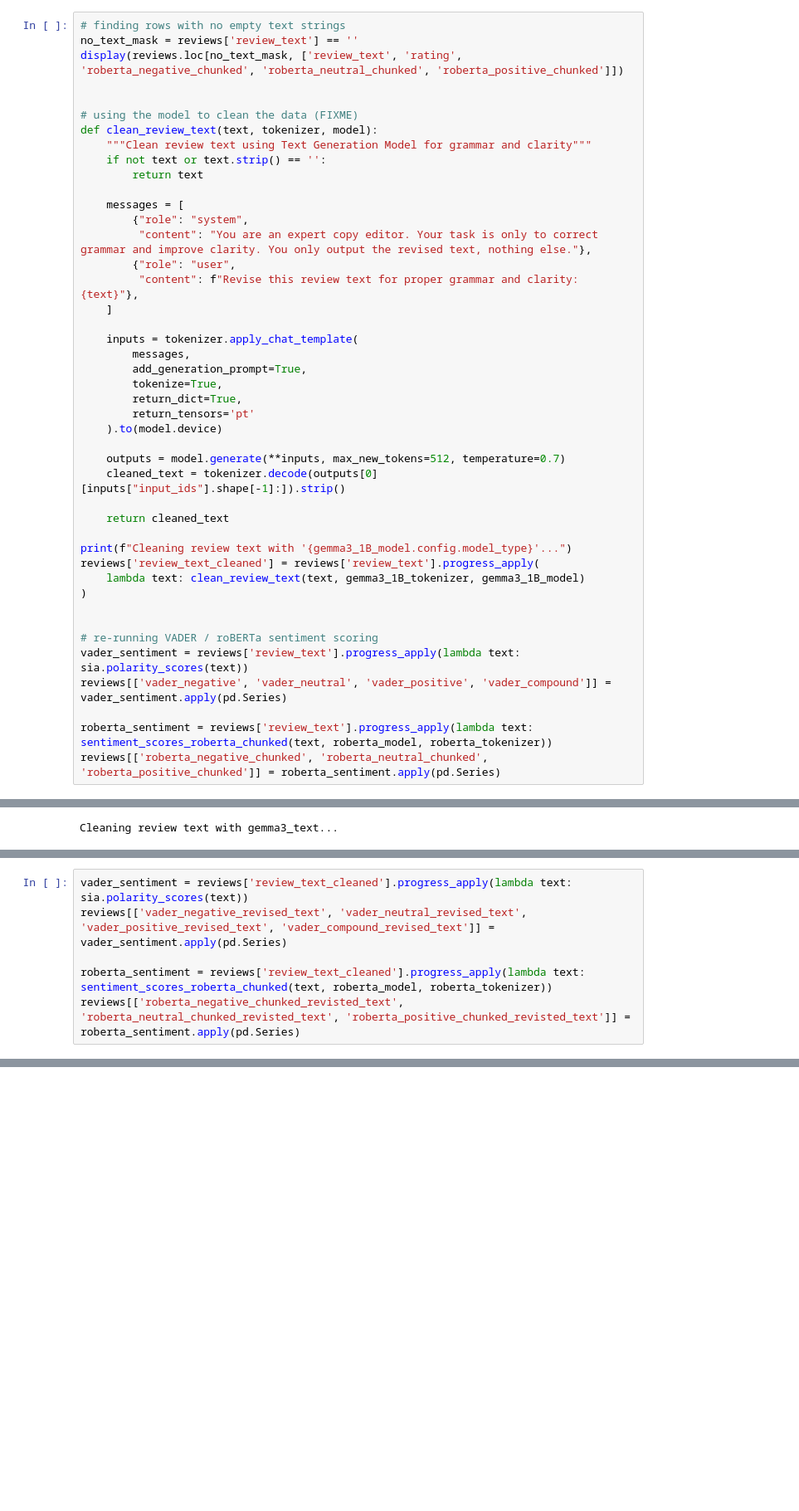
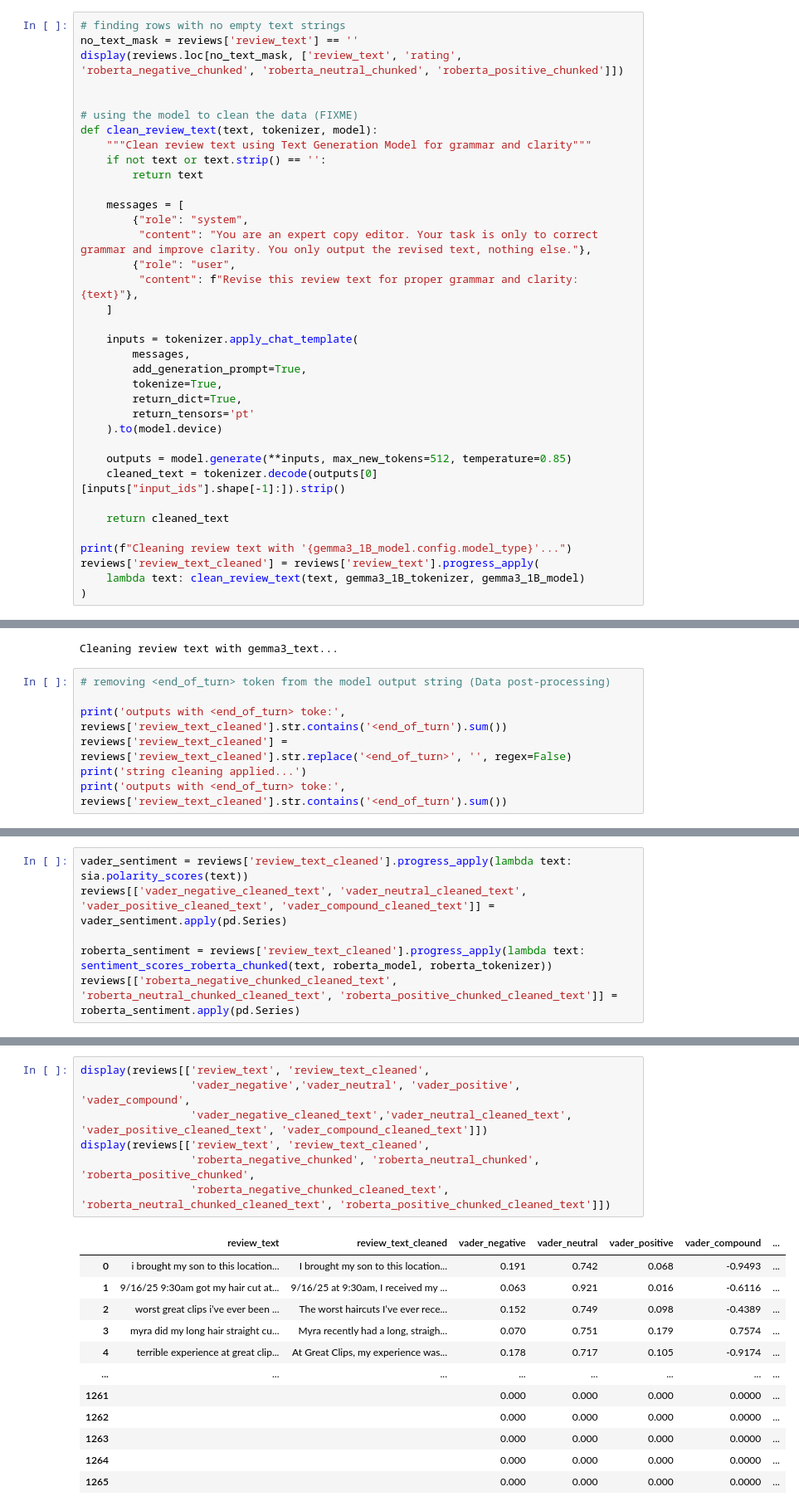
Before and after one commit to Austinedo/GC_sentiment_analysis, a Jupyter notebook: notebooks/sentiment_analysis.ipynb, the cells around one changed output, grey strips where cells are left out. Shown at 83% size. Drawn from its saved outputs; the diff is of its cells as text; blank space fills up the shorter version.

Commit message:
issue found in model output string with <end_of_token> padding, removed from output strings, and re-run sentiment scoring

```diff
--- a/notebooks/sentiment_analysis.ipynb
+++ b/notebooks/sentiment_analysis.ipynb
@@ -718,7 +719,7 @@ def clean_review_text(text, tokenizer, model):
         return_tensors='pt'
     ).to(model.device)
 
-    outputs = model.generate(**inputs, max_new_tokens=512, temperature=0.7)
+    outputs = model.generate(**inputs, max_new_tokens=512, temperature=0.85)
     cleaned_text = tokenizer.decode(outputs[0][inputs["input_ids"].shape[-1]:]).strip()
 
     return cleaned_text
@@ -727,14 +728,6 @@ print(f"Cleaning review text with '{gemma3_1B_model.config.model_type}'...")
 reviews['review_text_cleaned'] = reviews['review_text'].progress_apply(
     lambda text: clean_review_text(text, gemma3_1B_tokenizer, gemma3_1B_model)
 )
-
-
-# re-running VADER / roBERTa sentiment scoring
-vader_sentiment = reviews['review_text'].progress_apply(lambda text: sia.polarity_scores(text))
-reviews[['vader_negative', 'vader_neutral', 'vader_positive', 'vader_compound']] = vader_sentiment.apply(pd.Series)
-
-roberta_sentiment = reviews['review_text'].progress_apply(lambda text: sentiment_scores_roberta_chunked(text, roberta_model, roberta_tokenizer))
-reviews[['roberta_negative_chunked', 'roberta_neutral_chunked', 'roberta_positive_chunked']] = roberta_sentiment.apply(pd.Series)
 # %% [output]
 |  | review_text | rating | roberta_negative_chunked | roberta_neutral_chunked | roberta_positive_chunked |
 | 390 |  | 5.0 | 0.258294 | 0.451272 | 0.290433 |
@@ -750,3 +743,10 @@ reviews[['roberta_negative_chunked', 'roberta_neutral_chunked', 'roberta_positiv
 | 1265 |  | 5.0 | 0.258294 | 0.451272 | 0.290433 |
 418 rows × 5 columns
 Cleaning review text with gemma3_text...
+# %%
+# removing <end_of_turn> token from the model output string (Data post-processing)
+
+print('outputs with <end_of_turn> toke:', reviews['review_text_cleaned'].str.contains('<end_of_turn').sum())
+reviews['review_text_cleaned'] = reviews['review_text_cleaned'].str.replace('<end_of_turn>', '', regex=False)
+print('string cleaning applied...')
+print('outputs with <end_of_turn> toke:', reviews['review_text_cleaned'].str.contains('<end_of_turn').sum())
@@ -753,6 +757,6 @@ Cleaning review text with gemma3_text...
 # %%
 vader_sentiment = reviews['review_text_cleaned'].progress_apply(lambda text: sia.polarity_scores(text))
-reviews[['vader_negative_revised_text', 'vader_neutral_revised_text', 'vader_positive_revised_text', 'vader_compound_revised_text']] = vader_sentiment.apply(pd.Series)
+reviews[['vader_negative_cleaned_text', 'vader_neutral_cleaned_text', 'vader_positive_cleaned_text', 'vader_compound_cleaned_text']] = vader_sentiment.apply(pd.Series)
 
 roberta_sentiment = reviews['review_text_cleaned'].progress_apply(lambda text: sentiment_scores_roberta_chunked(text, roberta_model, roberta_tokenizer))
-reviews[['roberta_negative_chunked_revisted_text', 'roberta_neutral_chunked_revisted_text', 'roberta_positive_chunked_revisted_text']] = roberta_sentiment.apply(pd.Series)
+reviews[['roberta_negative_chunked_cleaned_text', 'roberta_neutral_chunked_cleaned_text', 'roberta_positive_chunked_cleaned_text']] = roberta_sentiment.apply(pd.Series)
@@ -774,0 +778,20 @@ reviews
+# %%
+display(reviews[['review_text', 'review_text_cleaned',
+                 'vader_negative','vader_neutral', 'vader_positive', 'vader_compound',
+                 'vader_negative_cleaned_text','vader_neutral_cleaned_text', 'vader_positive_cleaned_text', 'vader_compound_cleaned_text']])
+display(reviews[['review_text', 'review_text_cleaned',
+                 'roberta_negative_chunked', 'roberta_neutral_chunked', 'roberta_positive_chunked',
+                 'roberta_negative_chunked_cleaned_text', 'roberta_neutral_chunked_cleaned_text', 'roberta_positive_chunked_cleaned_text']])
+# %% [output]
+|  | review_text | review_text_cleaned | vader_negative | vader_neutral | vader_positive | vader_compound | ... |
+| 0 | i brought my son to this location... | I brought my son to this location... | 0.191 | 0.742 | 0.068 | -0.9493 | ... |
+| 1 | 9/16/25 9:30am got my hair cut at... | 9/16/25 at 9:30am, I received my ... | 0.063 | 0.921 | 0.016 | -0.6116 | ... |
+| 2 | worst great clips i’ve ever been ... | The worst haircuts I’ve ever rece... | 0.152 | 0.749 | 0.098 | -0.4389 | ... |
+| 3 | myra did my long hair straight cu... | Myra recently had a long, straigh... | 0.070 | 0.751 | 0.179 | 0.7574 | ... |
+| 4 | terrible experience at great clip... | At Great Clips, my experience was... | 0.178 | 0.717 | 0.105 | -0.9174 | ... |
+| ... | ... | ... | ... | ... | ... | ... | ... |
+| 1261 |  |  | 0.000 | 0.000 | 0.000 | 0.0000 | ... |
+| 1262 |  |  | 0.000 | 0.000 | 0.000 | 0.0000 | ... |
+| 1263 |  |  | 0.000 | 0.000 | 0.000 | 0.0000 | ... |
+| 1264 |  |  | 0.000 | 0.000 | 0.000 | 0.0000 | ... |
+| 1265 |  |  | 0.000 | 0.000 | 0.000 | 0.0000 | ... |
```
Also changed, not shown: parts of 8 cells of this notebook.
